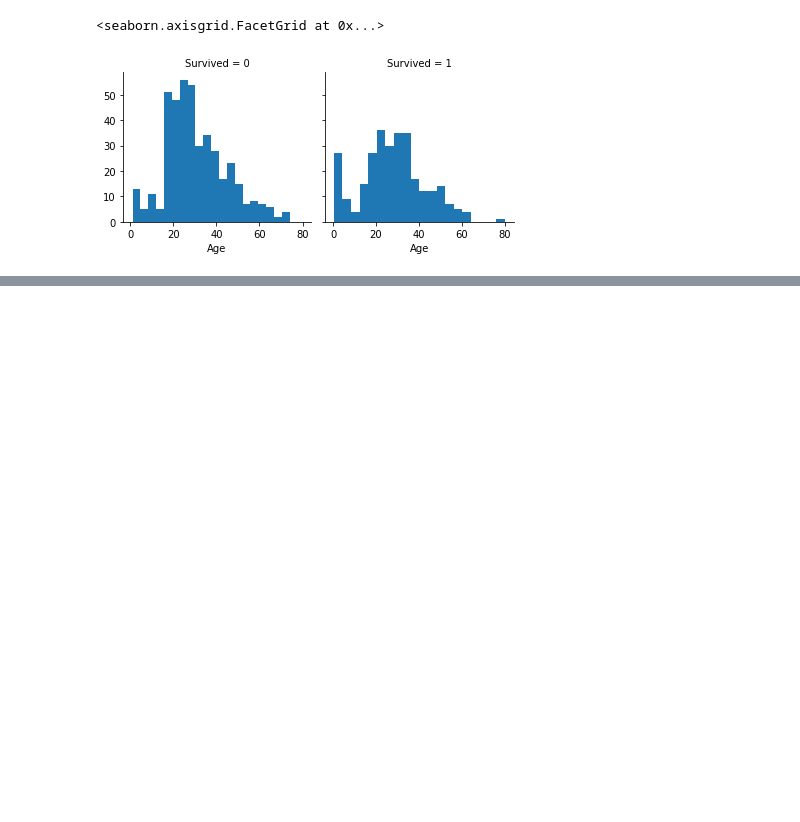
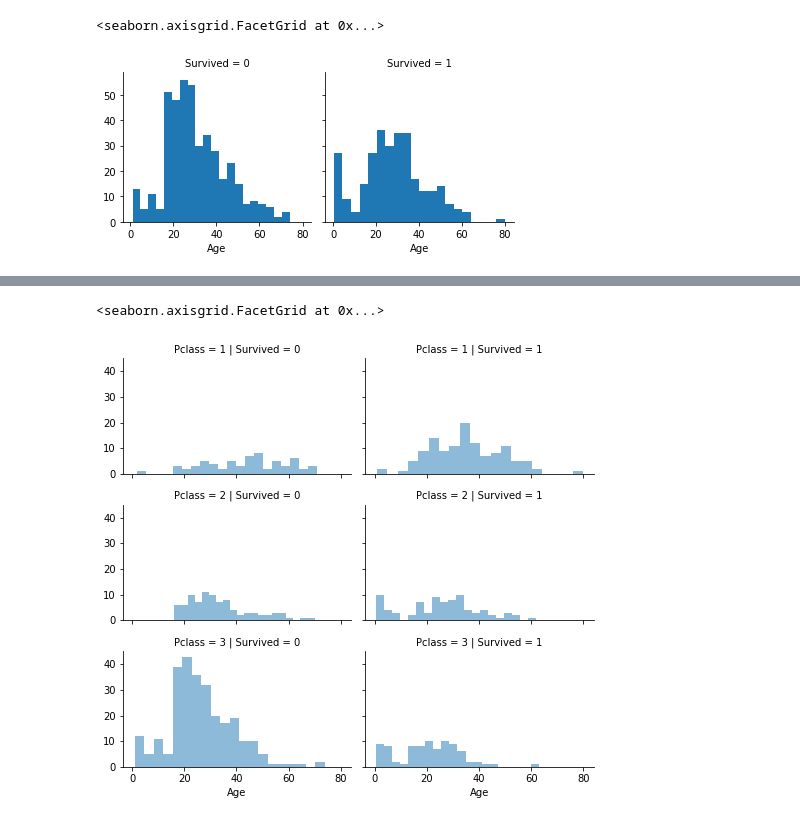
Before and after one commit to Xa1n/jupyter, a Jupyter notebook: titanic.ipynb, the cells around one changed output, grey strips where cells are left out. Saved outputs shown, nothing was run; the diff lists cells and outputs as text; code cells hidden in the pictures; blank space fills up the shorter version.

```diff
--- a/titanic.ipynb
+++ b/titanic.ipynb
@@ -238,0 +258,8 @@ g.map(plt.hist, 'Age', bins=20)
+# %%
+grid = sns.FacetGrid(train_df, col='Survived', row='Pclass',
+                    height=2.2, aspect=1.6)
+grid.map(plt.hist, 'Age', alpha=.5, bins=20)
+grid.add_legend()
+# %% [output]
+<seaborn.axisgrid.FacetGrid at 0x...>
+[figure, added]
```
Also changed, not shown: parts of 7 cells of this notebook.
